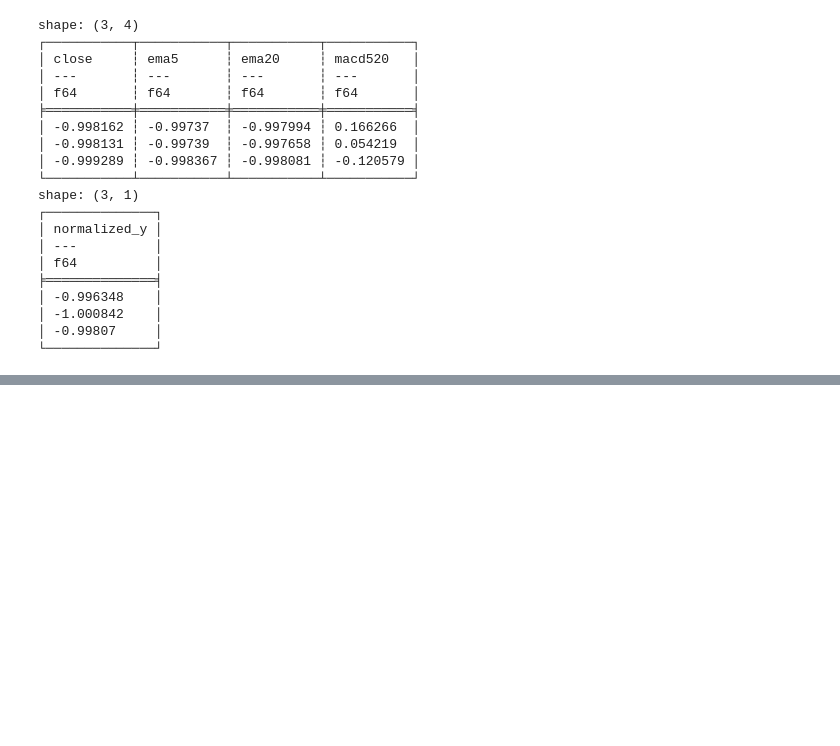
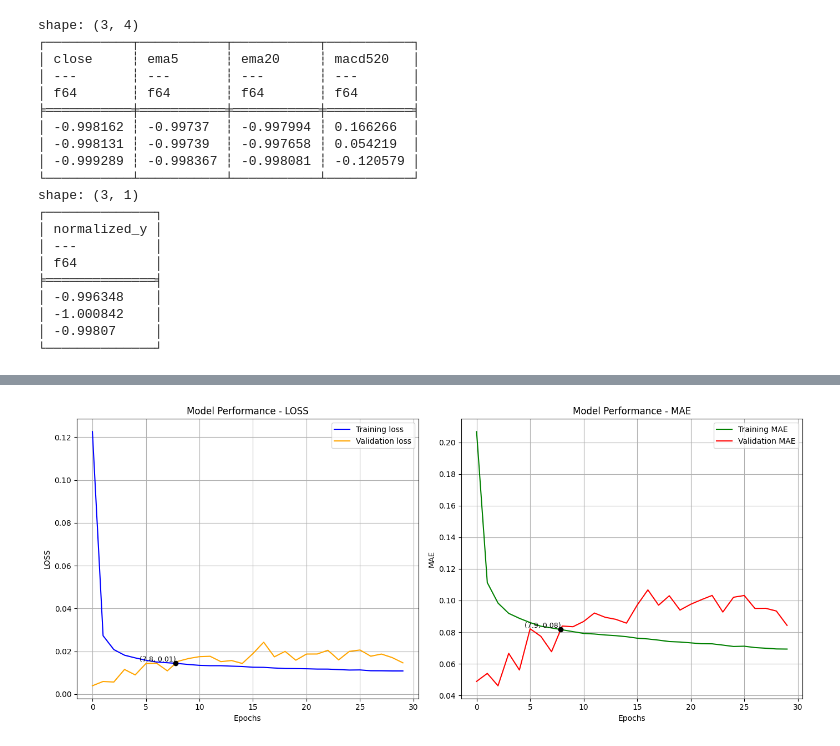
Before and after one commit to DorAgababa/TradingBotAI, a Jupyter notebook: model_type_a.ipynb, the cells around one changed output, grey strips where cells are left out. Saved outputs shown, nothing was run; the diff lists cells and outputs as text; code cells hidden in the pictures; blank space fills up the shorter version.

```diff
--- a/model_type_a.ipynb
+++ b/model_type_a.ipynb
@@ -198,0 +364,4 @@ plt.show()
+# %%
+plot_errors(train_loss, val_loss, train_mae, val_mae , title_prefix='Model Performance')
+# %% [output]
+[figure, added]
```
Also changed, not shown: parts of 8 cells of this notebook.
